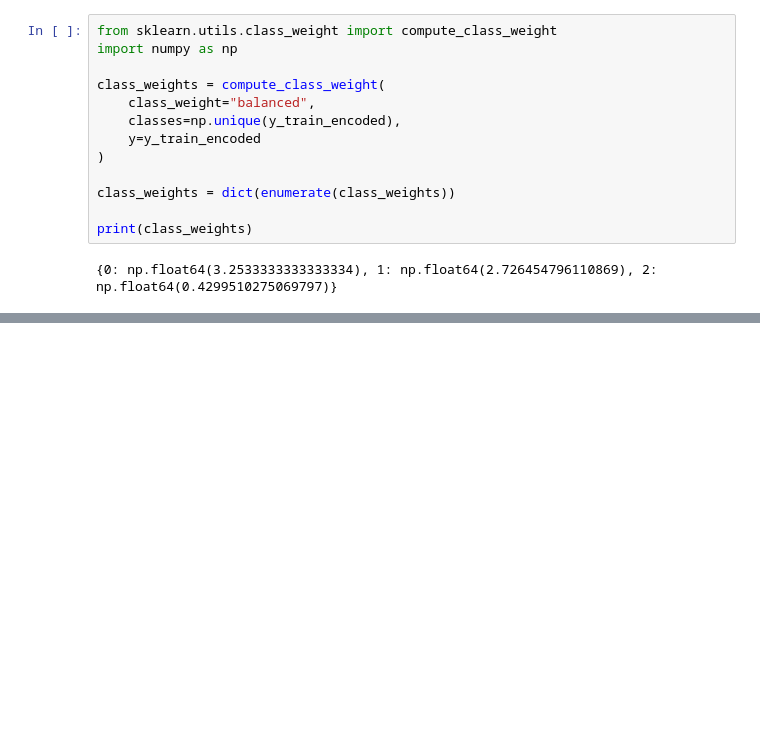
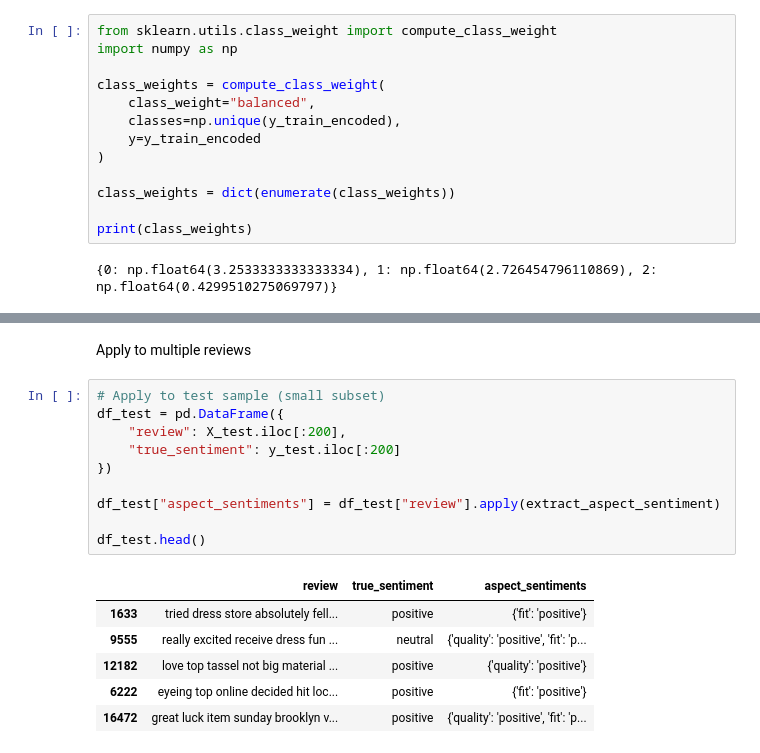
Before and after one commit to sandeep11mahendrakar/Multi-Aspect-Sentiment-Analysis-with-Explainability, a Jupyter notebook: notebooks/03_Deep_Learning_Setup.ipynb, the cells around one changed output, grey strips where cells are left out. Cells and saved outputs as stored; diff of their text form; blank space fills up the shorter version.

```diff
--- a/notebooks/03_Deep_Learning_Setup.ipynb
+++ b/notebooks/03_Deep_Learning_Setup.ipynb
@@ -300,0 +484,19 @@ plt.show()
+# %% [markdown]
+Apply to multiple reviews
+# %%
+# Apply to test sample (small subset)
+df_test = pd.DataFrame({
+    "review": X_test.iloc[:200],
+    "true_sentiment": y_test.iloc[:200]
+})
+
+df_test["aspect_sentiments"] = df_test["review"].apply(extract_aspect_sentiment)
+
+df_test.head()
+# %% [output]
+|  | review | true_sentiment | aspect_sentiments |
+| 1633 | tried dress store absolutely fell... | positive | {'fit': 'positive'} |
+| 9555 | really excited receive dress fun ... | neutral | {'quality': 'positive', 'fit': 'p... |
+| 12182 | love top tassel not big material ... | positive | {'quality': 'positive'} |
+| 6222 | eyeing top online decided hit loc... | positive | {'fit': 'positive'} |
+| 16472 | great luck item sunday brooklyn v... | positive | {'quality': 'positive', 'fit': 'p... |
```
Also changed, not shown: parts of 19 cells of this notebook.
